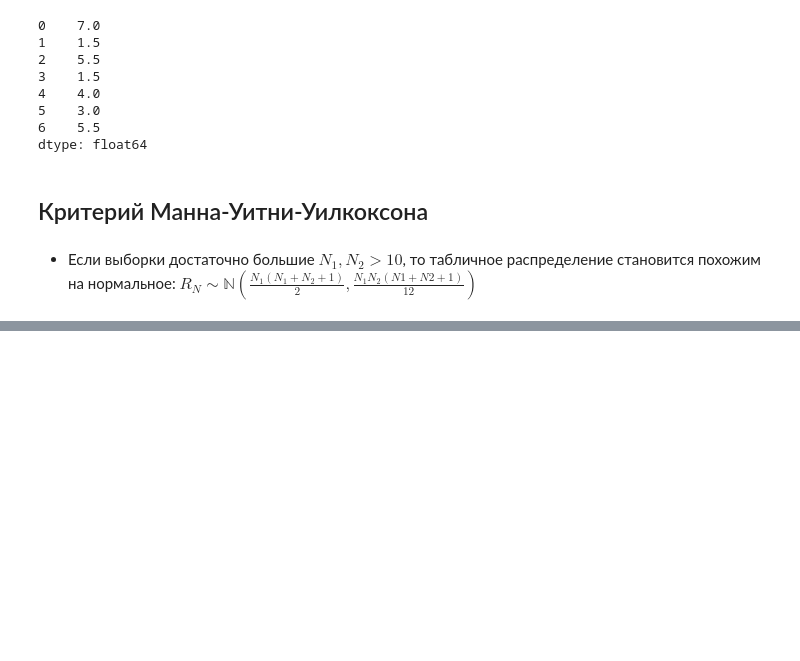
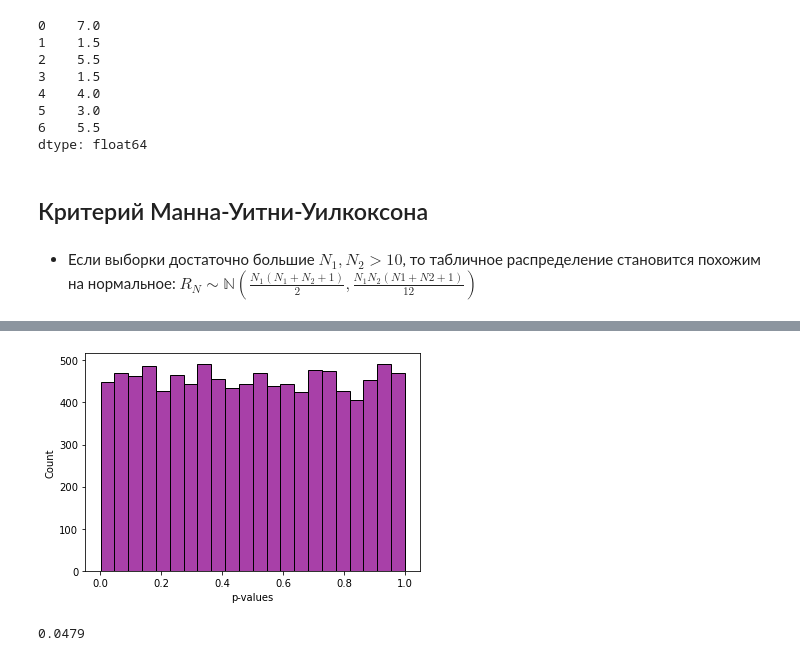
Before and after one commit to agatapluss/00-SUMMARY, a Jupyter notebook: summary STATS.ipynb, the cells around one changed output, grey strips where cells are left out. Drawn from its saved outputs; the diff is of its cells as text; code cells hidden in the pictures; blank space fills up the shorter version.

Commit message:
add info about AAtest in summary STATS

```diff
--- a/summary STATS.ipynb
+++ b/summary STATS.ipynb
@@ -263,0 +368,46 @@ from scipy.stats import norm # по замечанию большоего раз
+# %%
+#  Теперь собираем всё это вместе и эмитируем проведение A/B эксперемента
+
+# Мы итеративно будем генерить такие выборки шде будем генерить пользователей,
+# просмотри, их клики
+# Случайно разбивать их на группы
+# Затем подсчитывать наши выборки и подсчитывать на сколько они отличаютс между собой
+
+def get_pvalue():
+    user_ctr = np.random.beta(alpha, beta, size=user_num)
+    view = np.random.lognormal(mean=1,  sigm
+# %%
+# Лучше использоватьНепараметрические методы, поскольку распределение clicks
+# далеко от нормального
+
+from scipy.stats import mannwhitneyu
+
+def get_pvalue():
+    user_ctr = np.random.beta(alpha, beta, size = user_num)
+    view = np.random.lognormal(mean=1, sigma=1, size=user_num).astype(int)+1
+    clicks = np.random.binomial(view, user_ctr)
+
+    mask= np.random.rand(len(view))< 0.5
+    view_1, clicks_1 = view[mask], clicks[mask]
+    view_2, clicks_2 = view[~mask], clicks[~mask]
+
+    return mannwhitneyu(clicks_1, clicks_2)[1]
+# %%
+# Повторим 10.000 раз и построим распределение p-value:
+
+
+pvalues = [get_pvalue() for _ in range(10000)]
+# %%
+sns.histplot(pvalues, color ='darkmagenta')
+plt.xlabel('p-values')
+plt.show()
+# %% [output]
+[figure, added]
+# %%
+# Отчетливо видно, что p-value распределен равномерно,
+# а количество ложноположительных ответов будет равно 0.05
+# (как и было задумано).
+
+np.mean(np.array(pvalues)< 0.05)
+# %% [output]
+0.0479
```
Also changed, not shown: parts of 15 cells of this notebook.
